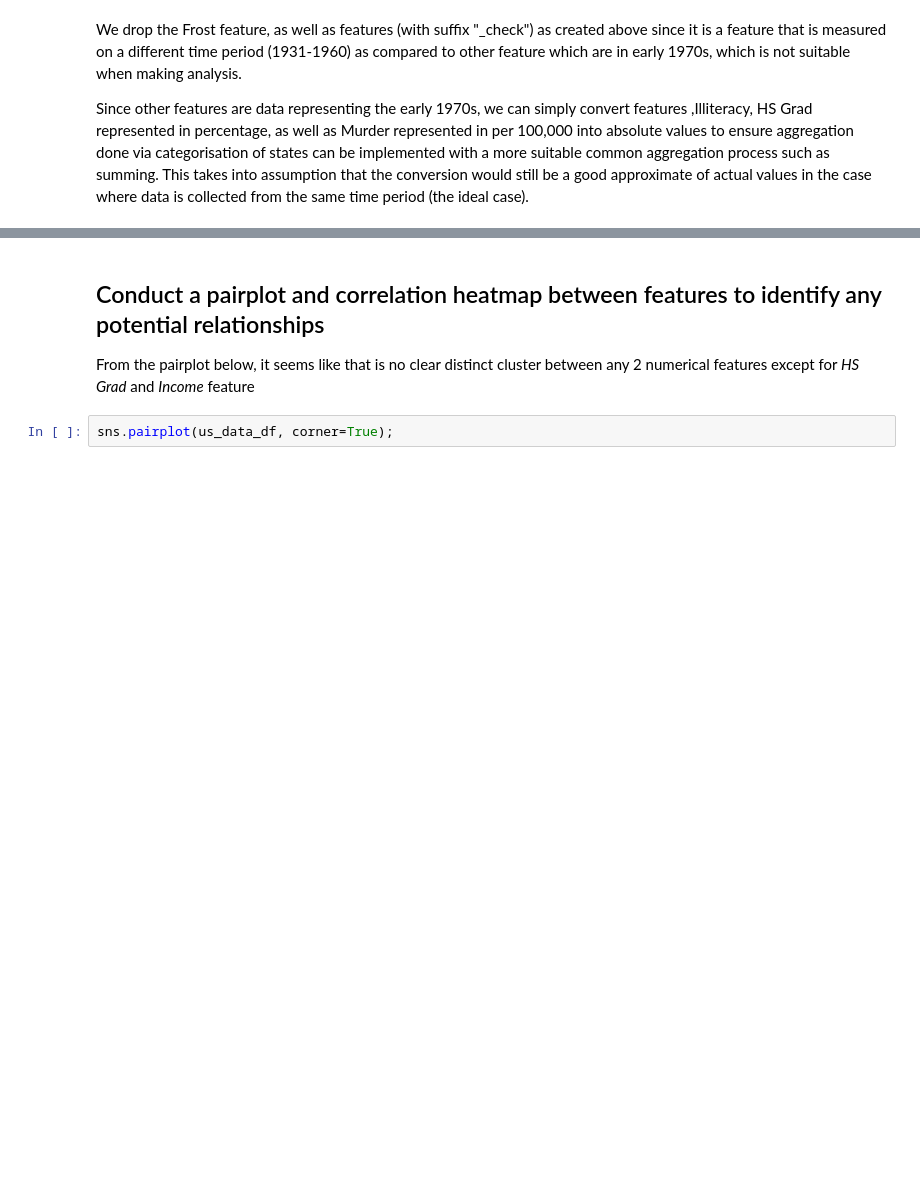
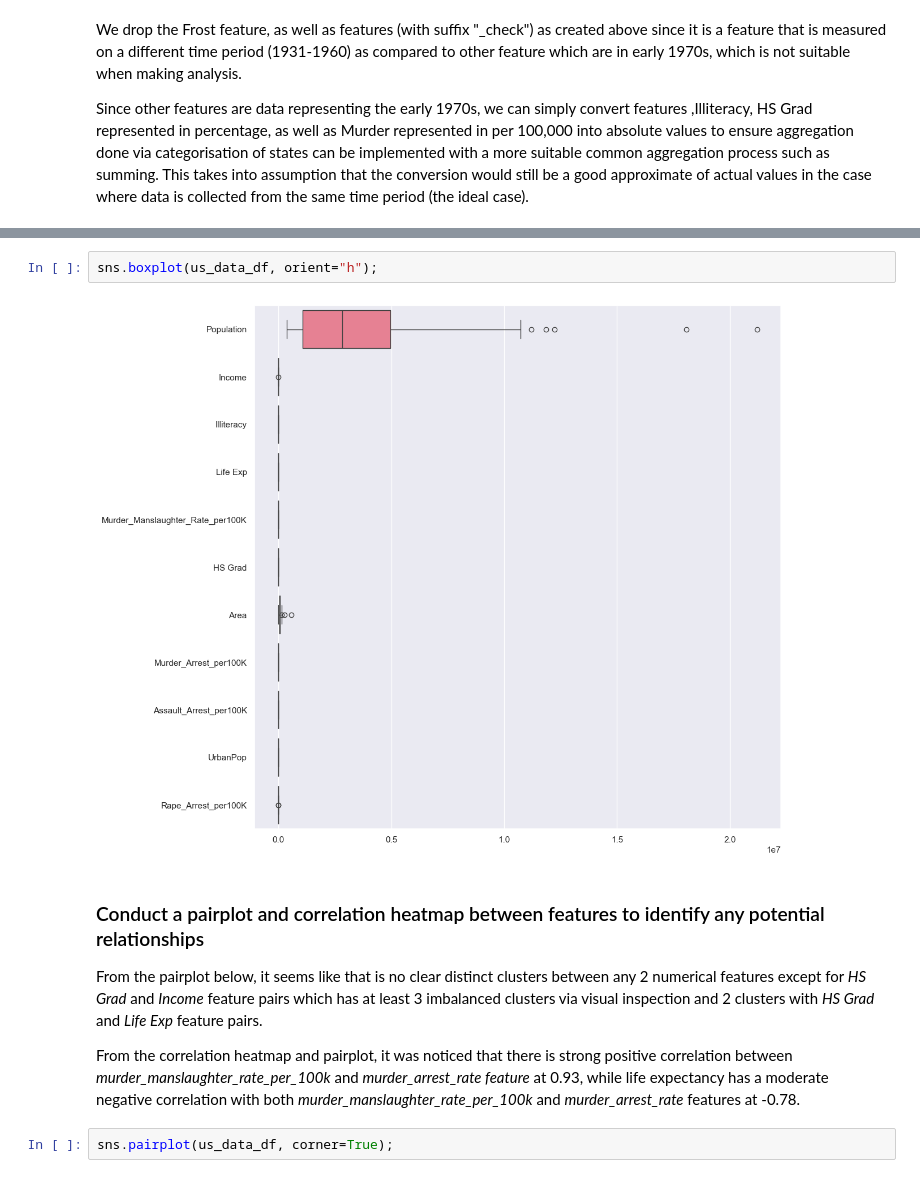
Before and after one commit to qzq92/Some_Job_Technical_Assessment, a Jupyter notebook: Section2_US_Arrests.ipynb, the cells around one changed output, grey strips where cells are left out. Cells and saved outputs as stored; diff of their text form; blank space fills up the shorter version.

```diff
--- a/Section2_US_Arrests.ipynb
+++ b/Section2_US_Arrests.ipynb
@@ -310,7 +337,14 @@ us_data_df.drop(columns= ["Frost","Region_Division_check", "State_Region_check"]
+# %%
+sns.boxplot(us_data_df, orient="h");
+# %% [output]
+[figure, added]
 # %% [markdown]
-## Conduct a pairplot and correlation heatmap between features to identify any potential relationships
 
-From the pairplot below, it seems like that is no clear distinct cluster between any 2 numerical features except for *HS Grad* and *Income* feature
+### Conduct a pairplot and correlation heatmap between features to identify any potential relationships
+
+From the pairplot below, it seems like that is no clear distinct clusters between any 2 numerical features except for *HS Grad* and *Income* feature pairs which has at least 3 imbalanced clusters via visual inspection and 2 clusters with *HS Grad* and *Life Exp* feature pairs.
+
+From the correlation heatmap and pairplot, it was noticed that there is strong positive correlation between *murder_manslaughter_rate_per_100k* and *murder_arrest_rate feature* at 0.93, while life expectancy has a moderate negative correlation with both *murder_manslaughter_rate_per_100k* and *murder_arrest_rate* features at -0.78.
 # %%
 sns.pairplot(us_data_df, corner=True);
 # %% [output]
```
Also changed, not shown: parts of 27 cells of this notebook.
